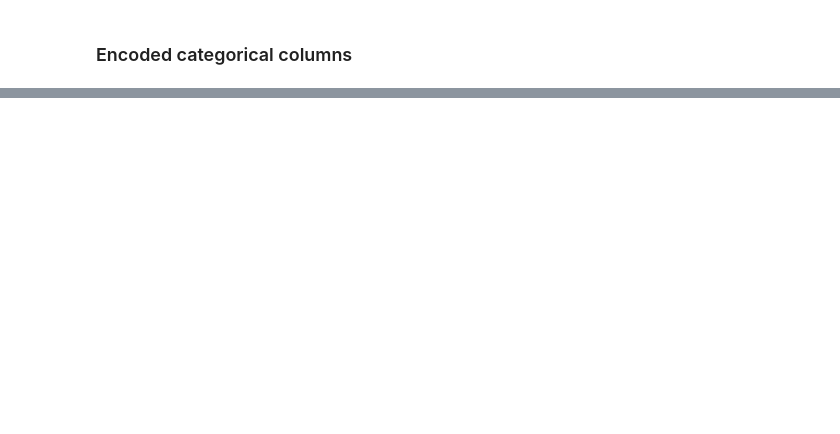
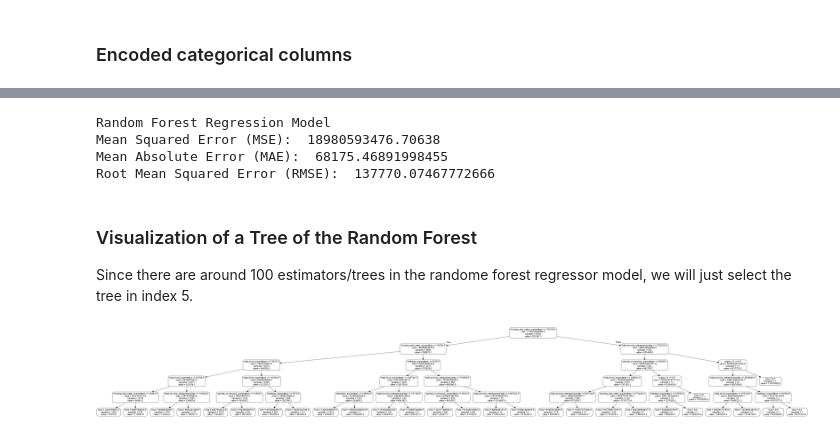
Before and after one commit to legaspicary/it465-group-project, a Jupyter notebook: group_project.ipynb, the cells around one changed output, grey strips where cells are left out. Cells and saved outputs as stored; diff of their text form; code cells hidden in the pictures; blank space fills up the shorter version.

```diff
--- a/group_project.ipynb
+++ b/group_project.ipynb
@@ -683,0 +898,10 @@ print(est.summary())
+# %%
+print_errors("Random Forest Regression Model", y_pred_regressor, y_test_regressor)
+# %% [output]
+Random Forest Regression Model
+Mean Squared Error (MSE):  18980593476.70638
+Mean Absolute Error (MAE):  68175.46891998455
+Root Mean Squared Error (RMSE):  137770.07467772666
+# %% [markdown]
+### Visualization of a Tree of the Random Forest
+Since there are around 100 estimators/trees in the randome forest regressor model, we will just select the tree in index 5.
@@ -683,0 +911,4 @@ print(est.summary())
+# %%
+Image(filename='regressor.png')
+# %% [output]
+[figure, added]
```
Also changed, not shown: parts of 143 cells of this notebook, 3 other files.
